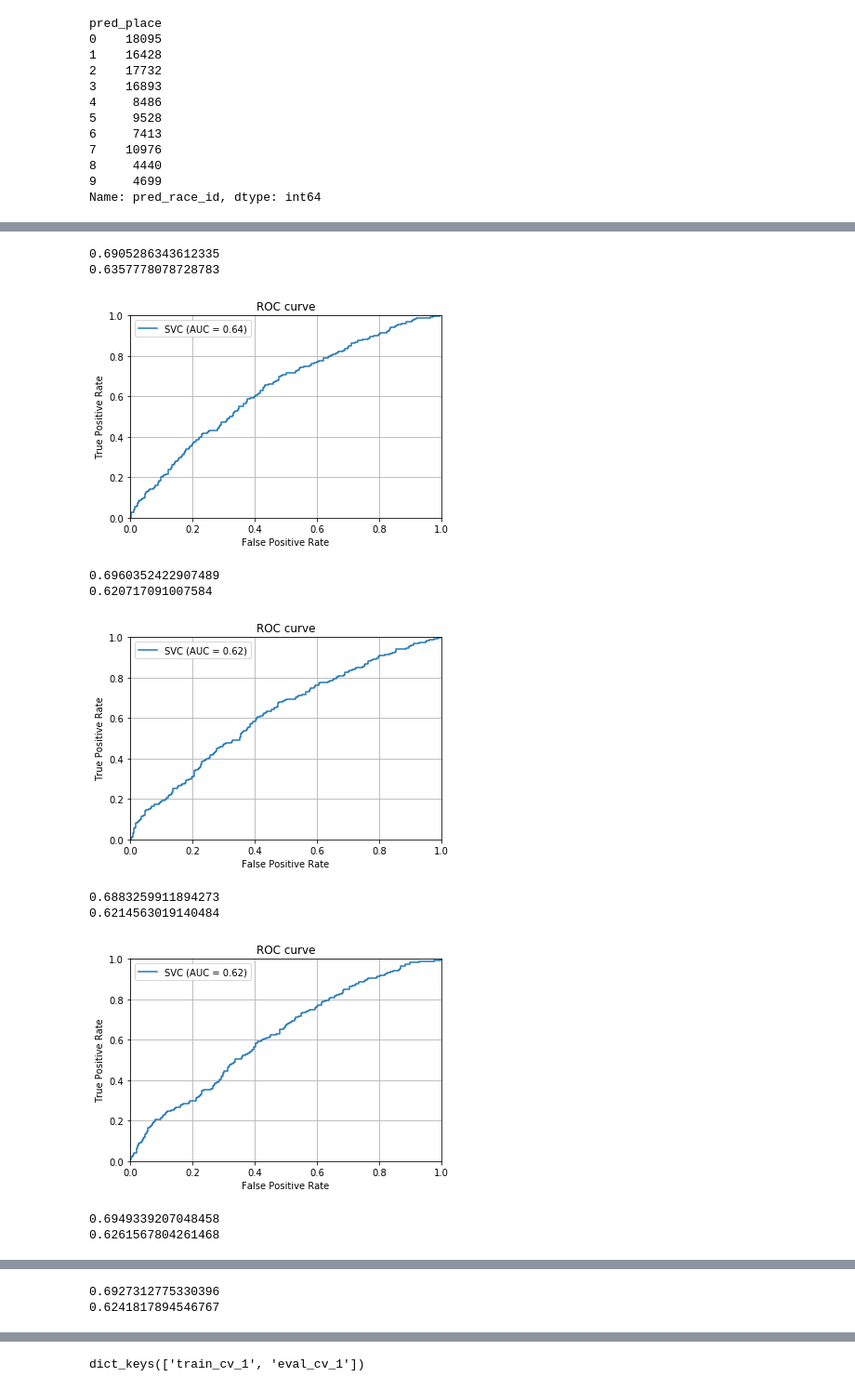
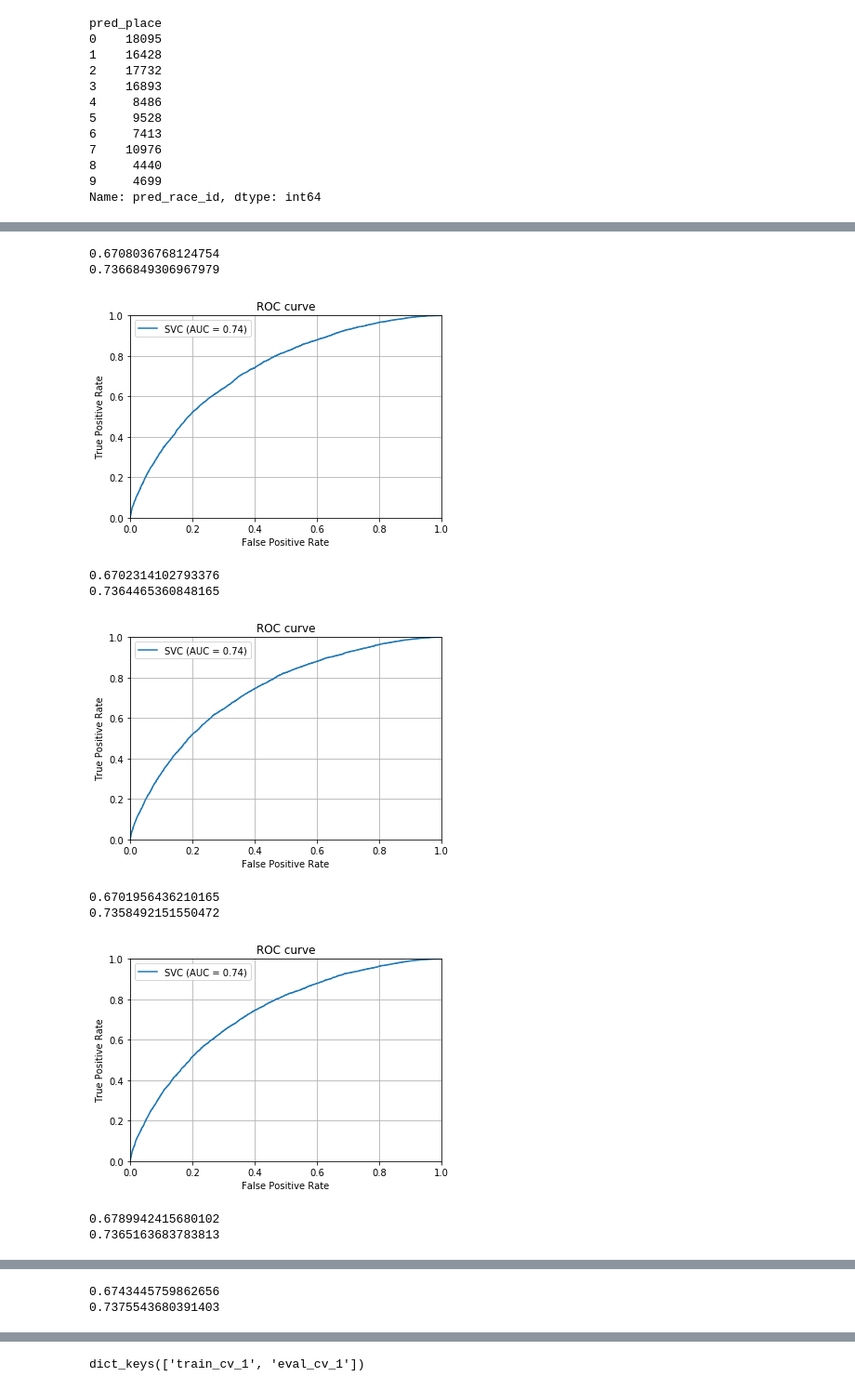
Before and after one commit to domo1124/predict_race, a Jupyter notebook: model/model_v2/EDA/model_v2_eda.ipynb, the cells around one changed output, grey strips where cells are left out. Shown at 93% size. Saved outputs shown, nothing was run; the diff lists cells and outputs as text; code cells hidden in the pictures.

```diff
--- a/model/model_v2/EDA/model_v2_eda.ipynb
+++ b/model/model_v2/EDA/model_v2_eda.ipynb
@@ -488,0 +618,42 @@ x_train, x_eval,y_label, eval_label = train_test_split(X_resampled,y_resampled,t
+# %%
+def under_sample_bagging(train,label):
+    #undersampling
+    sampling_strategy = 0.7
+    sampler = RandomUnderSampler(sampling_strategy=sampling_strategy)
+    X_resampled, y_resampled = sampler.fit_resample(train, label)
+    f_label=len(X_resampled[y_resampled==0])
+    t_label=len(X_resampled[y_resampled==1])
+    #バギングする方のデータの長さを取得
+    if f_label < t_label:
+        choice_data = X_resampled[y_resampled==0]
+        choice_label= y_resampled[y_resampled==0]
+        idx = np.arange(0,f_label)
+        bagging_data_num = t_label-f_label
+        choice_idx = np.random.choice(idx, bagging_data_num, replace=True)
+    else:
+        choice_data = X_resampled[y_resampled==1]
+        choice_label= y_resampled[y_resampled==1]
+        idx = np.arange(0,t_label)
+        bagging_data_num = f_label-t_label
+        choice_idx = np.random.choice(idx, bagging_data_num, replace=True)
+    #bagging
+    X_resampled=np.append(X_resampled,choice_data[choice_idx],axis=0)
+    y_resampled=np.append(y_resampled,choice_label[choice_idx],axis=0)
+    #データをシャッフル
+    p = np.random.permutation(len(X_resampled))
+    return X_resampled[p],y_resampled[p]
+# %%
+model_set = []
+for i,(train_index, test_index) in enumerate(kf.split(x_train, x_label)):
+    #print(len(train_index))
+    X_resampled,y_resampled=under_sample_bagging(x_train[train_index], x_label[train_index])
+    train_data = lgb.Dataset(X_resampled, label=y_resampled)
+    eval_data  = lgb.Dataset(x_train[test_index], label=x_label[test_index], reference= train_data)
+    #モデルの学習
+    model = lgb.train(params,
+                      train_data,
+                      valid_names=evals_name,
+                      valid_sets=[eval_data,train_data],
+                      evals_result=evals_result,
+                      verbose_eval=False)
+    model_set.append(model)
@@ -645,16 +864,16 @@ def predict_model(model,pred_data,pred_target):
     plt.show()
 # %%
 for model in model_set:
-    predict_model(model,test)
+    predict_model(model,test.iloc[:,3:-1].values,test.target.values)
 # %% [output]
-0.6905286343612335
-0.6357778078728783
+0.6708036768124754
+0.7366849306967979
-[figure, old version]
+[figure, new version]
-0.6960352422907489
-0.620717091007584
+0.6702314102793376
+0.7364465360848165
-[figure, old version]
+[figure, new version]
-0.6883259911894273
-0.6214563019140484
+0.6701956436210165
+0.7358492151550472
-[figure, old version]
+[figure, new version]
-0.6949339207048458
-0.6261567804261468
+0.6789942415680102
+0.7365163683783813
@@ -662,2 +881,2 @@ for model in model_set:
-0.6927312775330396
-0.6241817894546767
+0.6743445759862656
+0.7375543680391403
```
Also changed, not shown: parts of 48 cells of this notebook, 16 other files.
